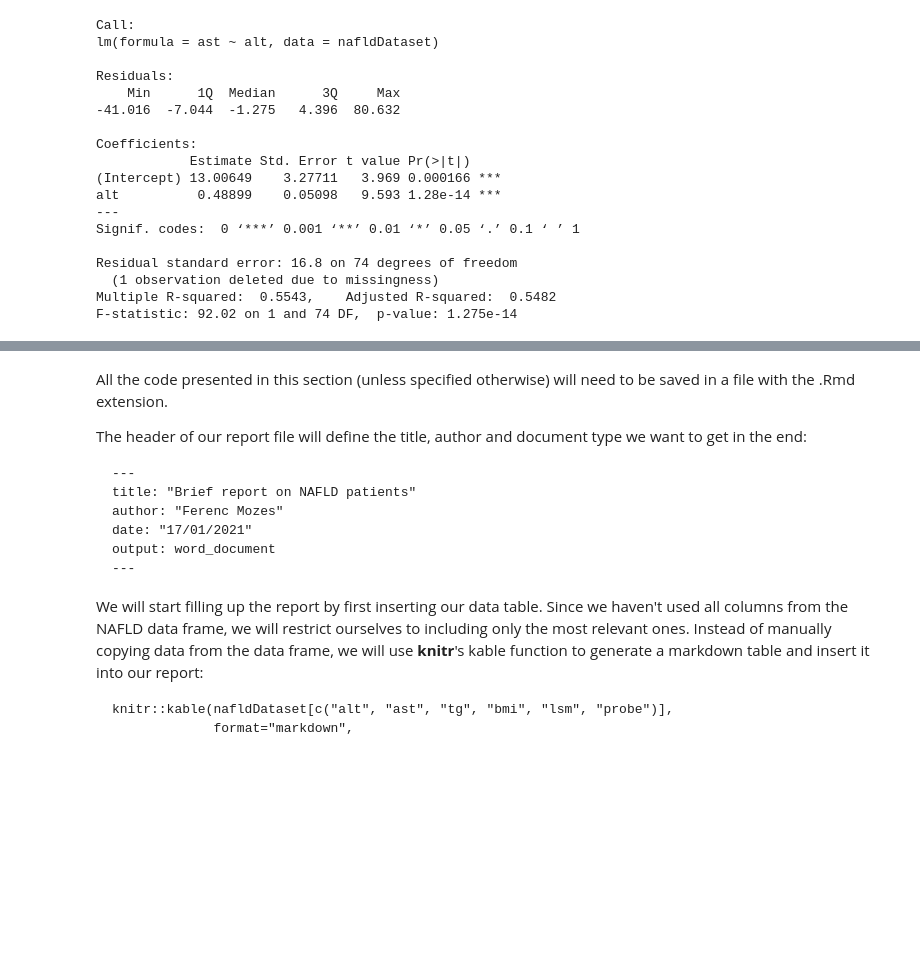
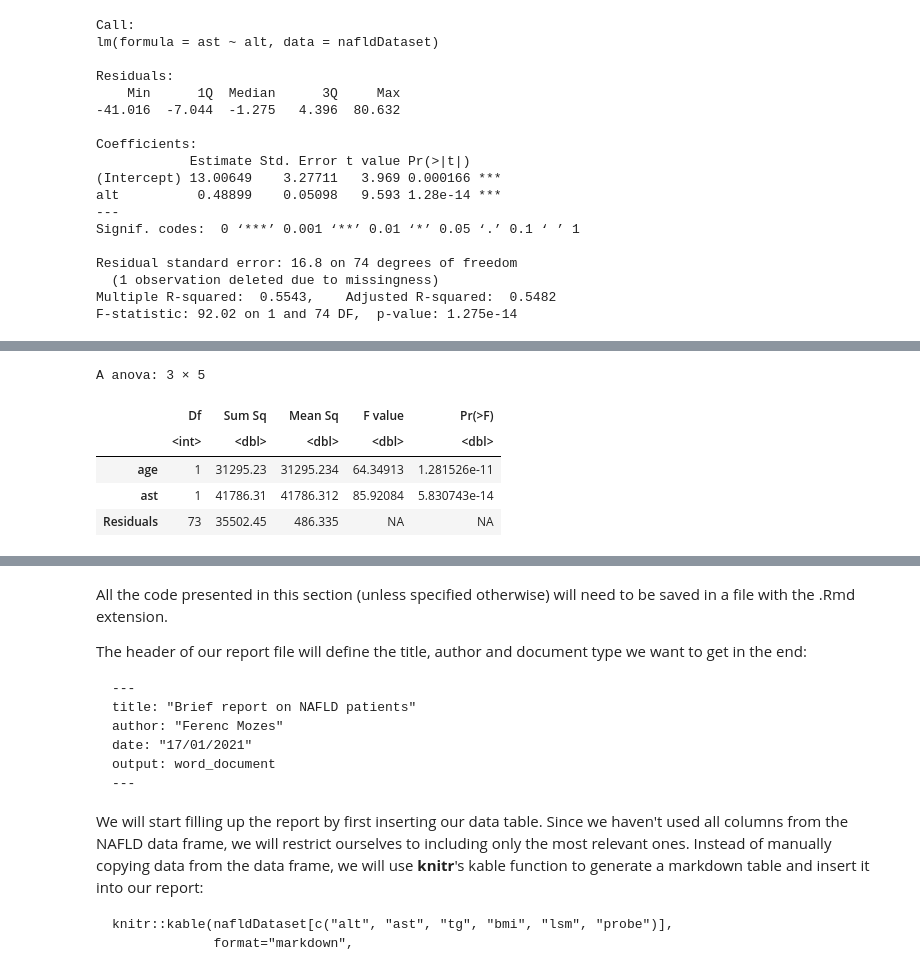
Before and after one commit to m-ferenc/Introduction_to_R_HT2021, a Jupyter notebook: intro_to_R_3.ipynb, the cells around one changed output, grey strips where cells are left out. Cells and saved outputs as stored; diff of their text form; code cells hidden in the pictures; blank space fills up the shorter version.

```diff
--- a/intro_to_R_3.ipynb
+++ b/intro_to_R_3.ipynb
@@ -197,0 +261,9 @@ __Q5__: Using the FIB-4 score values determined at __Q4__, create a boxplot show
+# %%
+anova(lm(alt~age+ast, data=nafldDataset))
+# %% [output]
+A anova: 3 × 5
+|  | Df | Sum Sq | Mean Sq | F value | Pr(>F) |
+|  | <int> | <dbl> | <dbl> | <dbl> | <dbl> |
+| age | 1 | 31295.23 | 31295.234 | 64.34913 | 1.281526e-11 |
+| ast | 1 | 41786.31 | 41786.312 | 85.92084 | 5.830743e-14 |
+| Residuals | 73 | 35502.45 | 486.335 | NA | NA |
```
Also changed, not shown: parts of 38 cells of this notebook, 1 other file.
